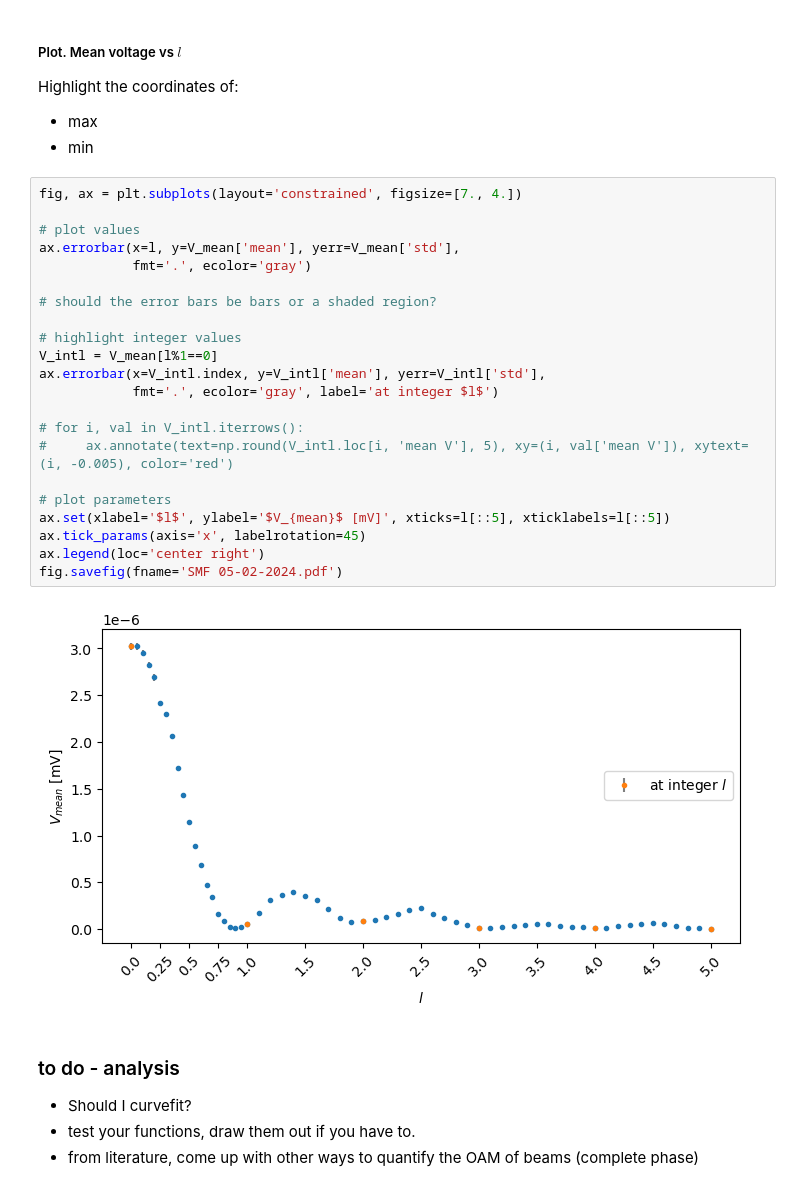
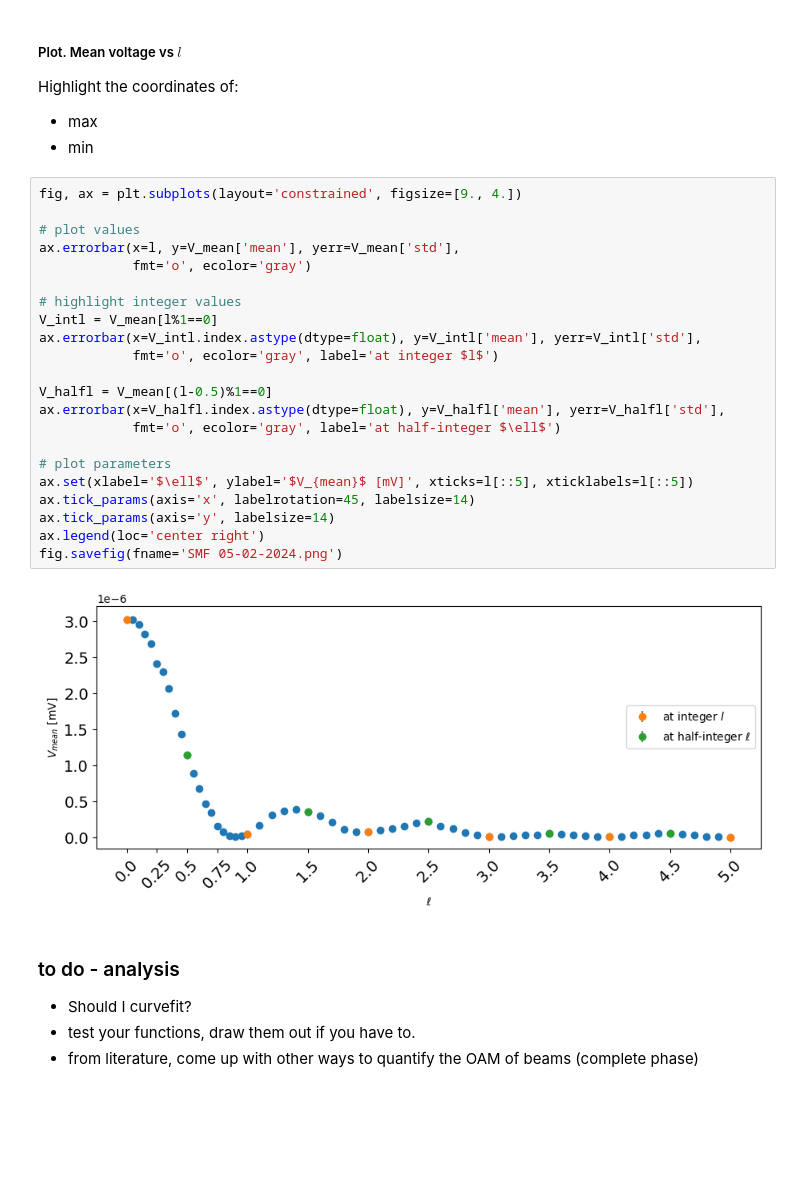
Before and after one commit to mimmphi/SPP24-frac-vortex-Gaussian, a Jupyter notebook: SLM_holes.ipynb, the cells around one changed output. Saved outputs shown, nothing was run; the diff lists cells and outputs as text; blank space fills up the shorter version.

Commit message:
finalizing for 1st submission (May 27, 2024)
voltage plot = highlighted half-integer l, inset images

```diff
--- a/SLM_holes.ipynb
+++ b/SLM_holes.ipynb
@@ -460,29 +460,29 @@ Highlight the coordinates of:
 - max
 - min
 # %%
-fig, ax = plt.subplots(layout='constrained', figsize=[7., 4.])
+fig, ax = plt.subplots(layout='constrained', figsize=[9., 4.])
 
 # plot values
 ax.errorbar(x=l, y=V_mean['mean'], yerr=V_mean['std'],
-            fmt='.', ecolor='gray')
-
-# should the error bars be bars or a shaded region?
+            fmt='o', ecolor='gray')
 
 # highlight integer values
 V_intl = V_mean[l%1==0]
-ax.errorbar(x=V_intl.index, y=V_intl['mean'], yerr=V_intl['std'],
-            fmt='.', ecolor='gray', label='at integer $l$')
+ax.errorbar(x=V_intl.index.astype(dtype=float), y=V_intl['mean'], yerr=V_intl['std'],
+            fmt='o', ecolor='gray', label='at integer $l$')
 
-# for i, val in V_intl.iterrows():
-#     ax.annotate(text=np.round(V_intl.loc[i, 'mean V'], 5), xy=(i, val['mean V']), xytext=(i, -0.005), color='red')
+V_halfl = V_mean[(l-0.5)%1==0]
+ax.errorbar(x=V_halfl.index.astype(dtype=float), y=V_halfl['mean'], yerr=V_halfl['std'],
+            fmt='o', ecolor='gray', label='at half-integer $\ell$')
 
 # plot parameters
-ax.set(xlabel='$l$', ylabel='$V_{mean}$ [mV]', xticks=l[::5], xticklabels=l[::5])
-ax.tick_params(axis='x', labelrotation=45)
+ax.set(xlabel='$\ell$', ylabel='$V_{mean}$ [mV]', xticks=l[::5], xticklabels=l[::5])
+ax.tick_params(axis='x', labelrotation=45, labelsize=14)
+ax.tick_params(axis='y', labelsize=14)
 ax.legend(loc='center right')
-fig.savefig(fname='SMF 05-02-2024.pdf')
+fig.savefig(fname='SMF 05-02-2024.png')
 # %% [output]
-[figure, old version]
+[figure, new version]
 # %% [markdown]
 ### to do - analysis
 - Should I curvefit?
```
Also changed, not shown: 6 other files.
